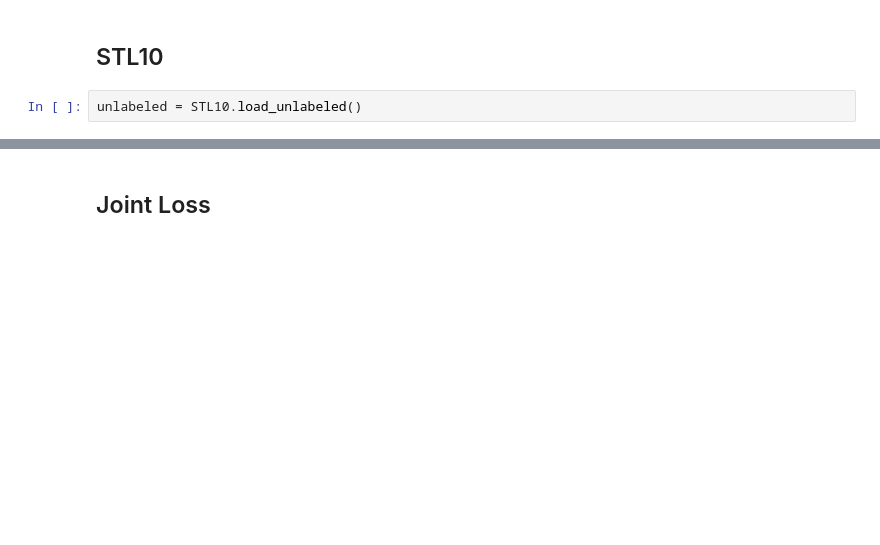
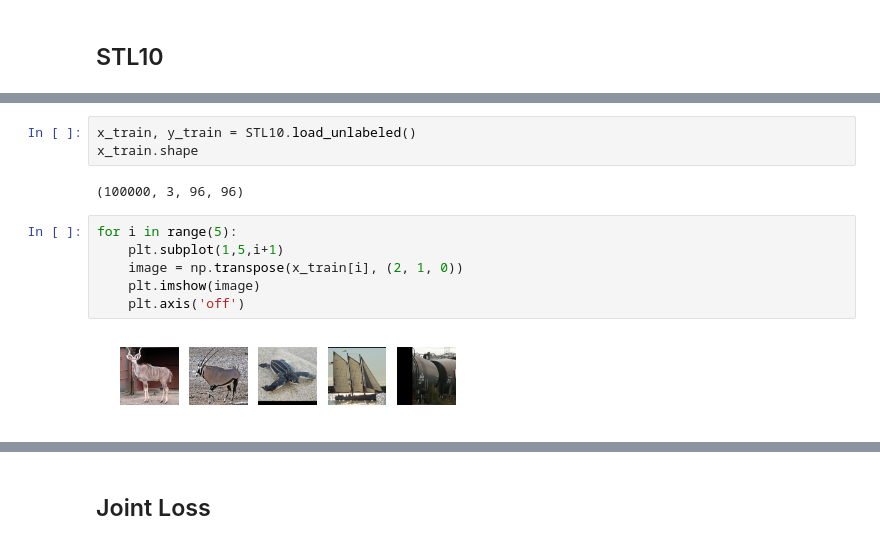
Before and after one commit to mwalton/deep-q-learning, a Jupyter notebook: keras/convauto_demo.ipynb, the cells around one changed output, grey strips where cells are left out. Drawn from its saved outputs; the diff is of its cells as text; blank space fills up the shorter version.

```diff
--- a/keras/convauto_demo.ipynb
+++ b/keras/convauto_demo.ipynb
@@ -70,4 +72,2 @@ KeyError: "Registering two gradient with name 'MaxPoolGrad' !(Previous registrat
 # %% [markdown]
 ## STL10
-# %%
-unlabeled = STL10.load_unlabeled()
@@ -75,0 +74,13 @@ Downloading stl10_binary.tar.gz 0.75%
+# %%
+x_train, y_train = STL10.load_unlabeled()
+x_train.shape
+# %% [output]
+(100000, 3, 96, 96)
+# %%
+for i in range(5):
+    plt.subplot(1,5,i+1)
+    image = np.transpose(x_train[i], (2, 1, 0))
+    plt.imshow(image)
+    plt.axis('off')
+# %% [output]
+[figure, added]
```
Also changed, not shown: parts of 15 cells of this notebook, 4 other files.
